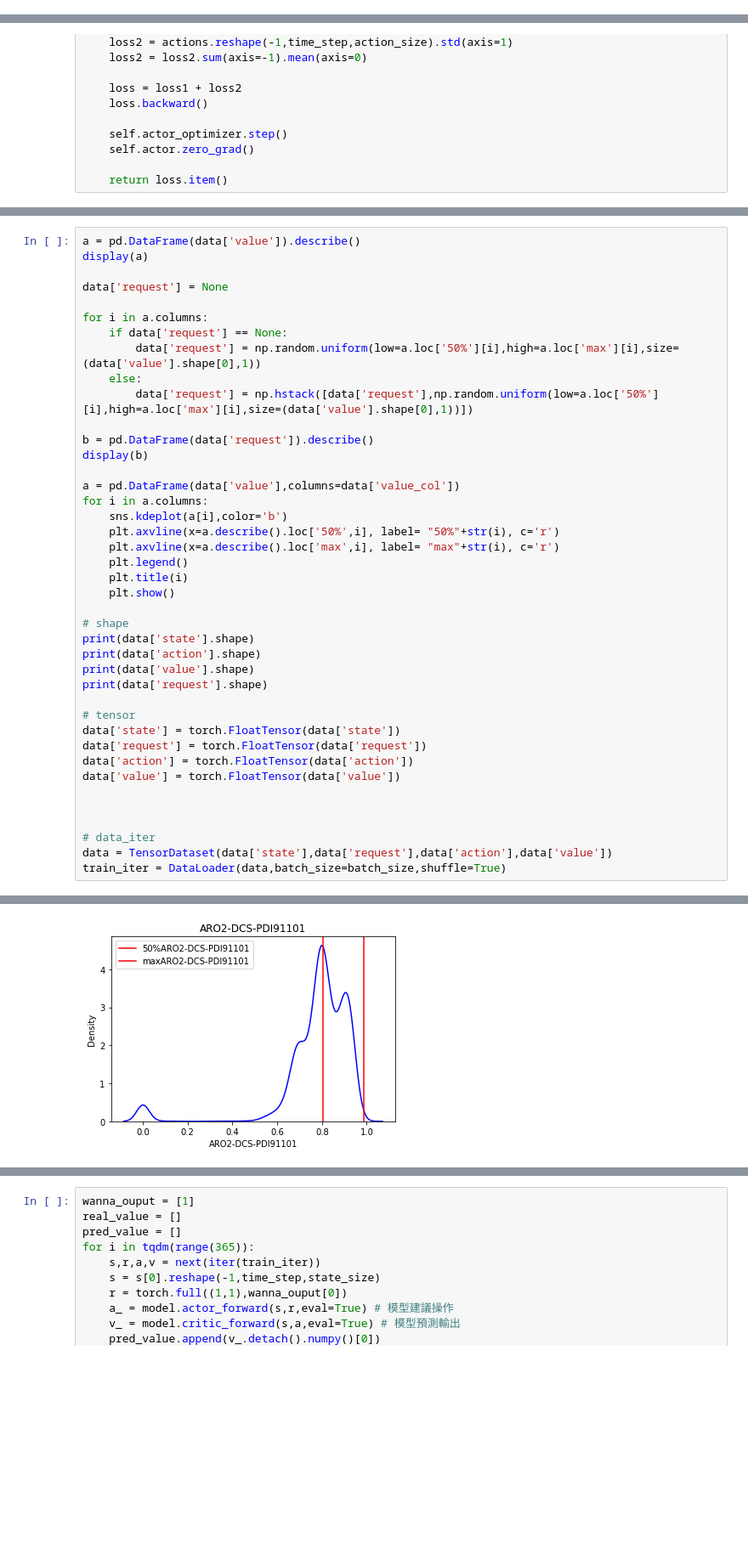
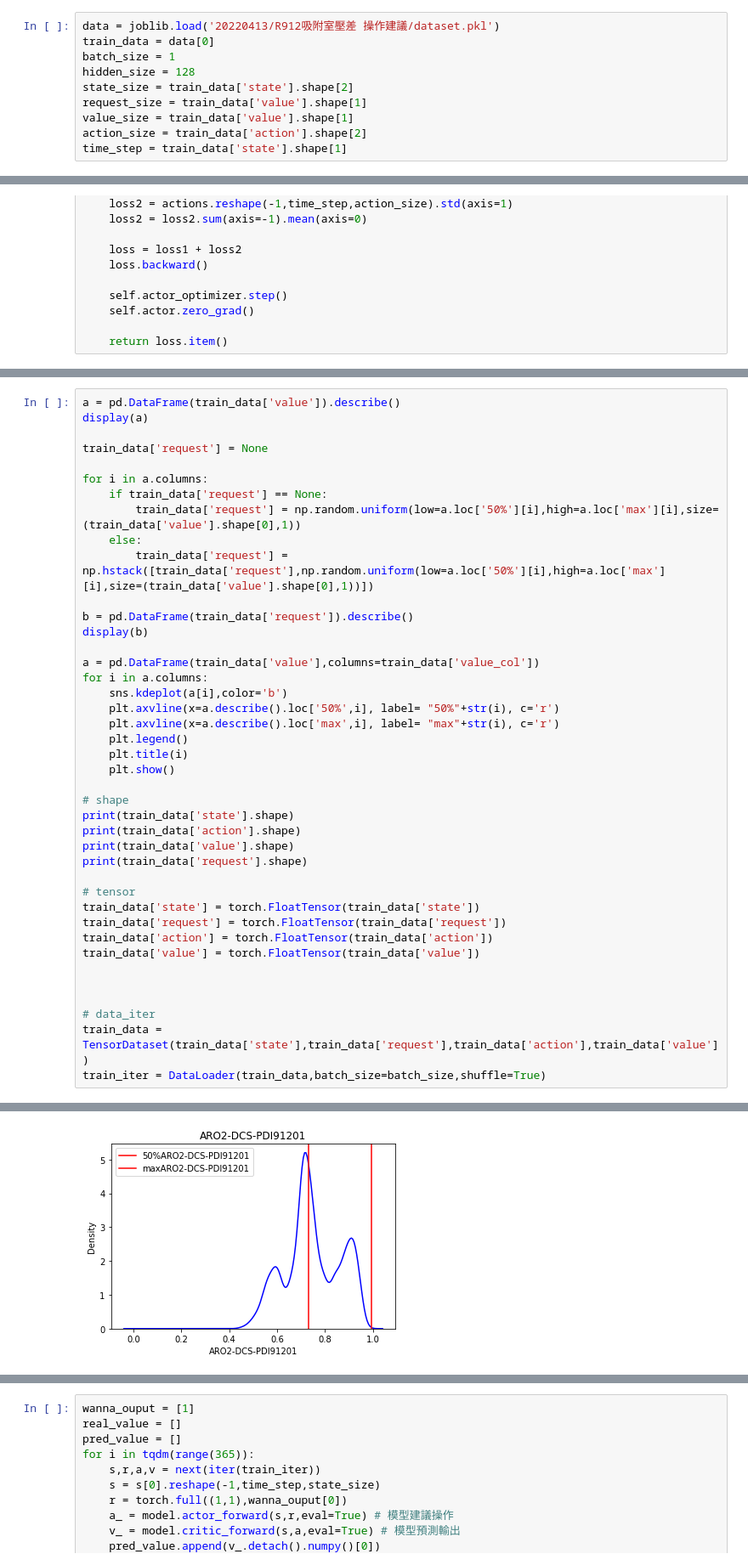
Before and after one commit to KaichiehKJ/R911R912, a Jupyter notebook: R911吸附室壓差 操作建議/test.ipynb, the cells around one changed output, grey strips where cells are left out. Shown at 85% size. Drawn from its saved outputs; the diff is of its cells as text; blank space fills up the shorter version.

```diff
--- a/R911吸附室壓差 操作建議/test.ipynb
+++ b/R911吸附室壓差 操作建議/test.ipynb
@@ -58,3 +63,13 @@ time_step = data['state'].shape[1]
+# %%
+data = joblib.load('20220413/R912吸附室壓差 操作建議/dataset.pkl')
+train_data = data[0]
+batch_size = 1
+hidden_size = 128
+state_size = train_data['state'].shape[2]
+request_size = train_data['value'].shape[1]
+value_size = train_data['value'].shape[1]
+action_size = train_data['action'].shape[2]
+time_step = train_data['state'].shape[1]
 # %%
 class R2D2(nn.Module):
   def __init__(self,obs_size,n_actions,hidden_size):
@@ -195,19 +275,19 @@ model = ActorCritic(actor,critic,time_step)
 # %%
-a = pd.DataFrame(data['value']).describe()
+a = pd.DataFrame(train_data['value']).describe()
 display(a)
 
-data['request'] = None
+train_data['request'] = None
 
 for i in a.columns:
-    if data['request'] == None:
-        data['request'] = np.random.uniform(low=a.loc['50%'][i],high=a.loc['max'][i],size=(data['value'].shape[0],1))
+    if train_data['request'] == None:
+        train_data['request'] = np.random.uniform(low=a.loc['50%'][i],high=a.loc['max'][i],size=(train_data['value'].shape[0],1))
     else:
-        data['request'] = np.hstack([data['request'],np.random.uniform(low=a.loc['50%'][i],high=a.loc['max'][i],size=(data['value'].shape[0],1))])
+        train_data['request'] = np.hstack([train_data['request'],np.random.uniform(low=a.loc['50%'][i],high=a.loc['max'][i],size=(train_data['value'].shape[0],1))])
 
-b = pd.DataFrame(data['request']).describe()
+b = pd.DataFrame(train_data['request']).describe()
 display(b)
 
-a = pd.DataFrame(data['value'],columns=data['value_col'])
+a = pd.DataFrame(train_data['value'],columns=train_data['value_col'])
 for i in a.columns:
     sns.kdeplot(a[i],color='b')
     plt.axvline(x=a.describe().loc['50%',i], label= "50%"+str(i), c='r')
@@ -217,21 +297,21 @@ for i in a.columns:
     plt.show()
 
 # shape
-print(data['state'].shape)
-print(data['action'].shape)
-print(data['value'].shape)
-print(data['request'].shape)
+print(train_data['state'].shape)
+print(train_data['action'].shape)
+print(train_data['value'].shape)
+print(train_data['request'].shape)
 
 # tensor
-data['state'] = torch.FloatTensor(data['state'])
-data['request'] = torch.FloatTensor(data['request'])
-data['action'] = torch.FloatTensor(data['action'])
-data['value'] = torch.FloatTensor(data['value'])
+train_data['state'] = torch.FloatTensor(train_data['state'])
+train_data['request'] = torch.FloatTensor(train_data['request'])
+train_data['action'] = torch.FloatTensor(train_data['action'])
+train_data['value'] = torch.FloatTensor(train_data['value'])
 
 
 
 # data_iter
-data = TensorDataset(data['state'],data['request'],data['action'],data['value'])
-train_iter = DataLoader(data,batch_size=batch_size,shuffle=True)
+train_data = TensorDataset(train_data['state'],train_data['request'],train_data['action'],train_data['value'])
+train_iter = DataLoader(train_data,batch_size=batch_size,shuffle=True)
 # %% [output]
 |  | 0 |
@@ -255 +335 @@ train_iter = DataLoader(data,batch_size=batch_size,shuffle=True)
-[figure, old version]
+[figure, new version]
```
Also changed, not shown: parts of 14 cells of this notebook, 26 other files.
